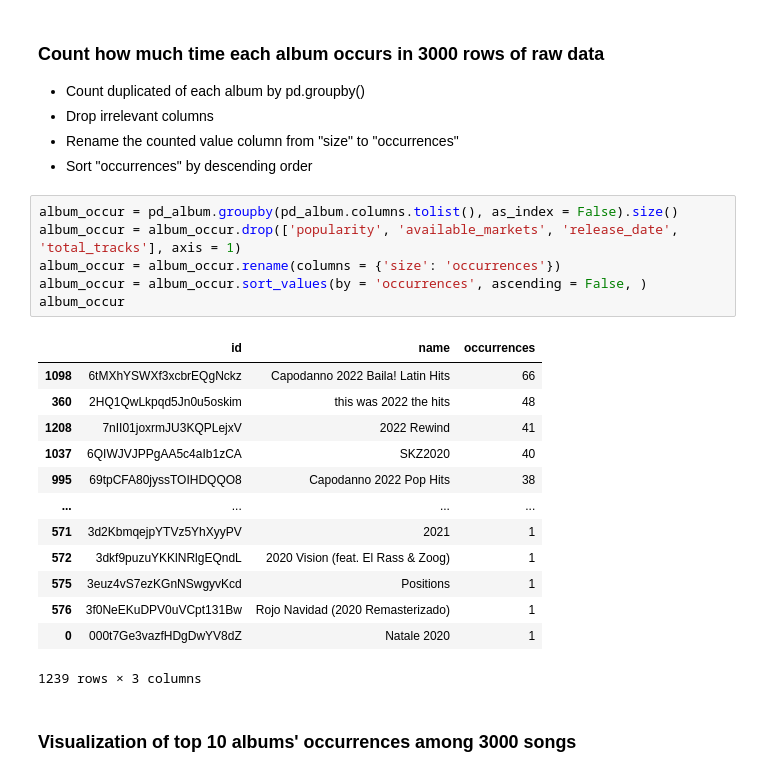
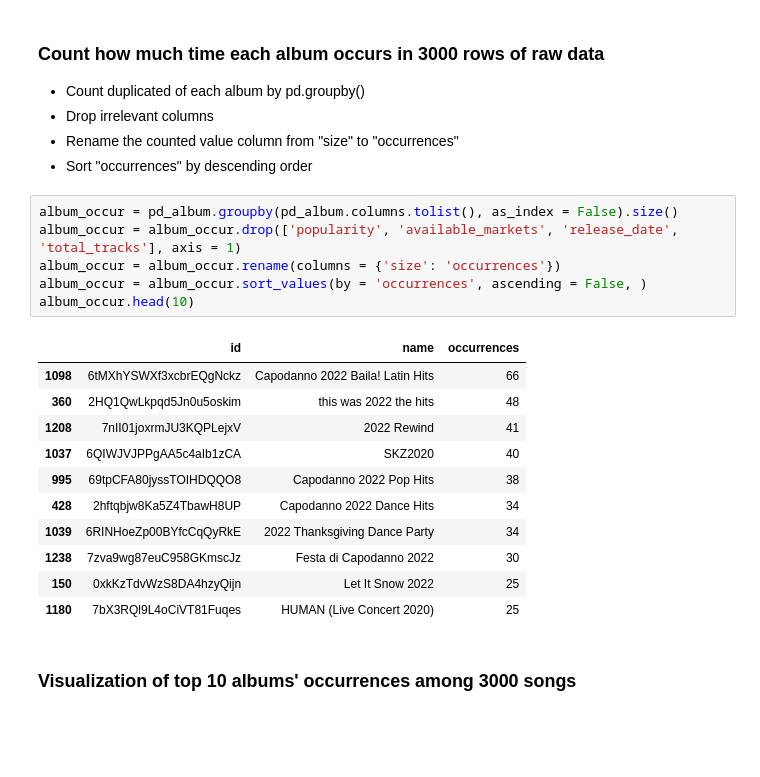
Before and after one commit to quytrungg/Final_Project_CSC14119, a Jupyter notebook: albums_data_exploration.ipynb, the cells around one changed output. Cells and saved outputs as stored; diff of their text form; blank space fills up the shorter version.

```diff
--- a/albums_data_exploration.ipynb
+++ b/albums_data_exploration.ipynb
@@ -113,23 +113,21 @@ pd_album[num_duplicated_rows == False]
 # %%
 album_occur = pd_album.groupby(pd_album.columns.tolist(), as_index = False).size()
 album_occur = album_occur.drop(['popularity', 'available_markets', 'release_date', 'total_tracks'], axis = 1)
 album_occur = album_occur.rename(columns = {'size': 'occurrences'})
 album_occur = album_occur.sort_values(by = 'occurrences', ascending = False, )
-album_occur
+album_occur.head(10)
 # %% [output]
 |  | id | name | occurrences |
 | 1098 | 6tMXhYSWXf3xcbrEQgNckz | Capodanno 2022 Baila! Latin Hits | 66 |
 | 360 | 2HQ1QwLkpqd5Jn0u5oskim | this was 2022 the hits | 48 |
 | 1208 | 7nII01joxrmJU3KQPLejxV | 2022 Rewind | 41 |
 | 1037 | 6QIWJVJPPgAA5c4aIb1zCA | SKZ2020 | 40 |
 | 995 | 69tpCFA80jyssTOIHDQQO8 | Capodanno 2022 Pop Hits | 38 |
-| ... | ... | ... | ... |
-| 571 | 3d2KbmqejpYTVz5YhXyyPV | 2021 | 1 |
-| 572 | 3dkf9puzuYKKlNRlgEQndL | 2020 Vision (feat. El Rass & Zoog) | 1 |
-| 575 | 3euz4vS7ezKGnNSwgyvKcd | Positions | 1 |
-| 576 | 3f0NeEKuDPV0uVCpt131Bw | Rojo Navidad (2020 Remasterizado) | 1 |
-| 0 | 000t7Ge3vazfHDgDwYV8dZ | Natale 2020 | 1 |
+| 428 | 2hftqbjw8Ka5Z4TbawH8UP | Capodanno 2022 Dance Hits | 34 |
+| 1039 | 6RINHoeZp00BYfcCqQyRkE | 2022 Thanksgiving Dance Party | 34 |
+| 1238 | 7zva9wg87euC958GKmscJz | Festa di Capodanno 2022 | 30 |
+| 150 | 0xkKzTdvWzS8DA4hzyQijn | Let It Snow 2022 | 25 |
+| 1180 | 7bX3RQl9L4oCiVT81Fuqes | HUMAN (Live Concert 2020) | 25 |
-1239 rows × 3 columns
 # %% [markdown]
 ### <b>Visualization of top 10 albums' occurrences among 3000 songs</b>
 # %%
```
Also changed, not shown: parts of 14 cells of this notebook.
